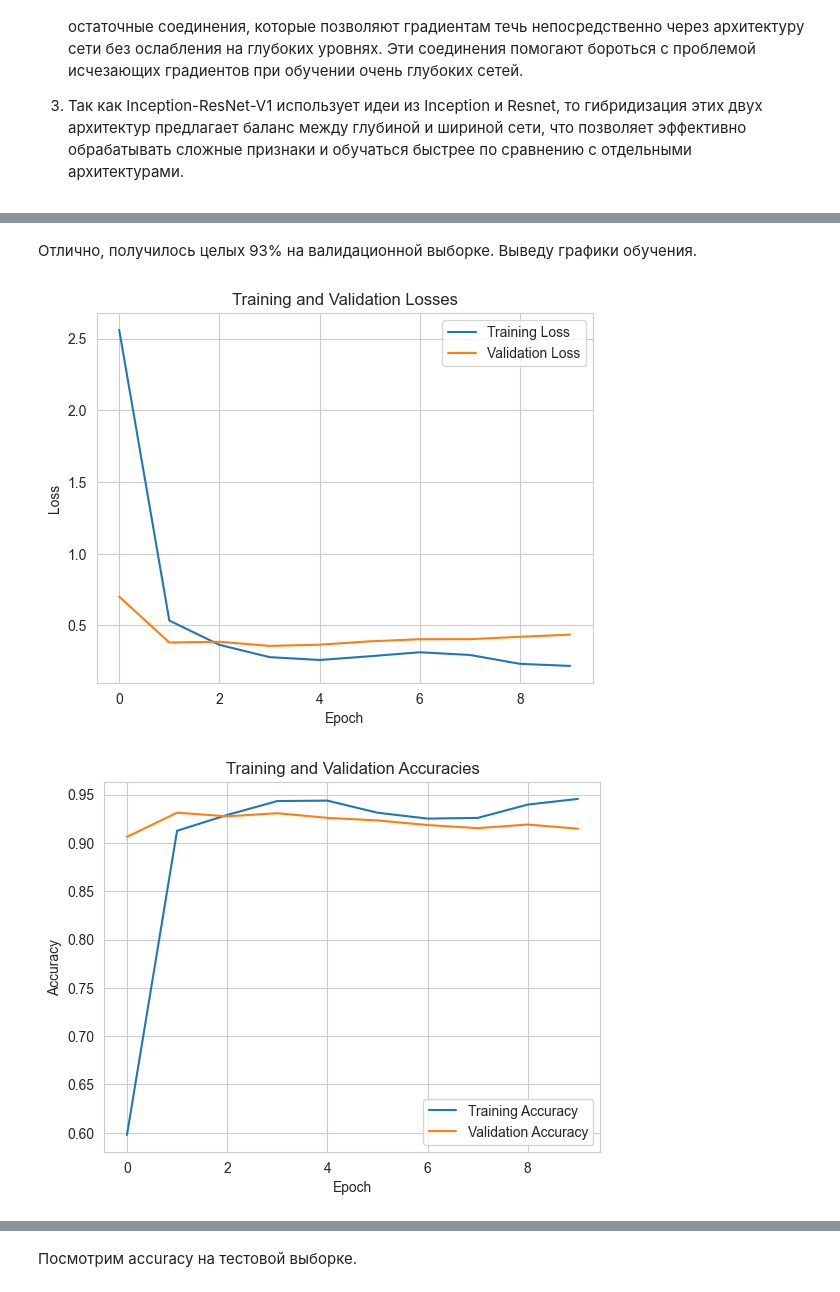
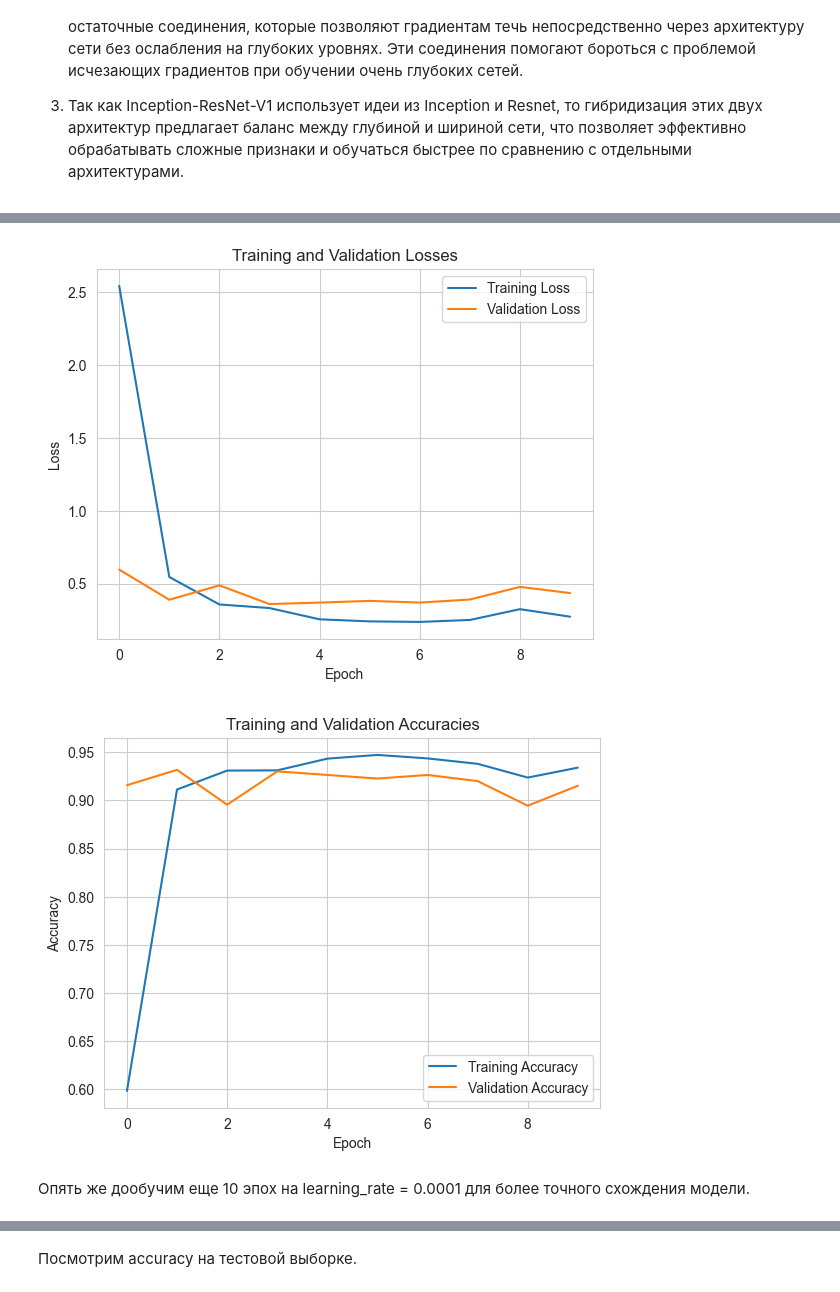
Before and after one commit to yaromirgusev/course_work, a Jupyter notebook: course_work.ipynb, the cells around one changed output, grey strips where cells are left out. Saved outputs shown, nothing was run; the diff lists cells and outputs as text; code cells hidden in the pictures.

```diff
--- a/course_work.ipynb
+++ b/course_work.ipynb
@@ -322,9 +336,3 @@ X_pca.shape
-# %%
-X_train, X_test, y_train, y_test = train_test_split(X_pca, y,
-                                                  test_size=0.2,
-                                                  random_state=42,
-                                                  stratify=y,
-                                                  shuffle=True)
 # %% [markdown]
 Сначала попробую логистическую регрессию.
 # %%
@@ -562,15 +618,14 @@ def train(model, train_loader, val_loader, optimizer, epochs=10, device=torch.de
     best_acc = 0.0
     loss_fn = nn.CrossEntropyLoss()
     best_model_weights = deepcopy(model.state_dict())
-
+    start_time = time.time()
     for epoch in range(epochs):
-        print('Эпоха %d из %d' % (epoch+1, epochs))
-
+        print("Epoch ", epoch+1)
         model.train()
         current_train_loss = 0
         current_train_correct = 0
 
-        for inputs, labels in train_loader:
+        for inputs, labels in tqdm(train_loader, leave=True, desc='Training'):
             X_batch = inputs.to(device)
             Y_batch = labels.to(device)
 
@@ -615,9 +670,10 @@ def train(model, train_loader, val_loader, optimizer, epochs=10, device=torch.de
         if val_acc > best_acc:
             best_acc = val_acc
             best_model_weights = deepcopy(model.state_dict())
-
+    end_time = time.time()
+    print(f'Время обучения: {end_time - start_time} секунд')
     return best_model_weights, train_losses, val_losses, val_full_acc, train_full_acc
 # %%
 opt = optim.AdamW(filter(lambda p: p.requires_grad, model.parameters()))
-best_model_weights, train_losses, val_losses, val_full_acc, train_full_acc = train(model, train_loader, val_loader, opt, epochs=5)
+best_model_weights, train_losses, val_losses, val_full_acc, train_full_acc = train(model, train_loader, val_loader, opt, epochs=10)
 # %% [output]
@@ -795,32 +845,7 @@ val acc = 91.48%
-# %% [markdown]
-Отлично, получилось целых 93% на валидационной выборке. Выведу графики обучения.
 # %%
-train_full_acc_cpu = []
-for i in train_full_acc:
-    train_full_acc_cpu.append(i.cpu().numpy())
-
-val_full_acc_cpu = []
-for i in val_full_acc:
-    val_full_acc_cpu.append(i.cpu().numpy())
-
-sns.set_style('whitegrid')
-plt.plot(train_losses, label='Training Loss')
-plt.plot(val_losses, label='Validation Loss')
-plt.xlabel('Epoch')
-plt.ylabel('Loss')
-plt.title('Training and Validation Losses')
-plt.legend()
-plt.grid(True)
-plt.show()
-
-plt.plot(train_full_acc_cpu, label='Training Accuracy')
-plt.plot(val_full_acc_cpu, label='Validation Accuracy')
-plt.xlabel('Epoch')
-plt.ylabel('Accuracy')
-plt.title('Training and Validation Accuracies')
-plt.legend()
-plt.grid(True)
-plt.show()
+draw(train_losses, val_losses, val_full_acc, train_full_acc)
 # %% [output]
-[figure, old version]
+[figure, new version]
-[figure, old version]
+[figure, new version]
+# %% [markdown]
+Опять же дообучим еще 10 эпох на learning_rate = 0.0001 для более точного схождения модели.
```
Also changed, not shown: parts of 39 cells of this notebook, 7 other files.
